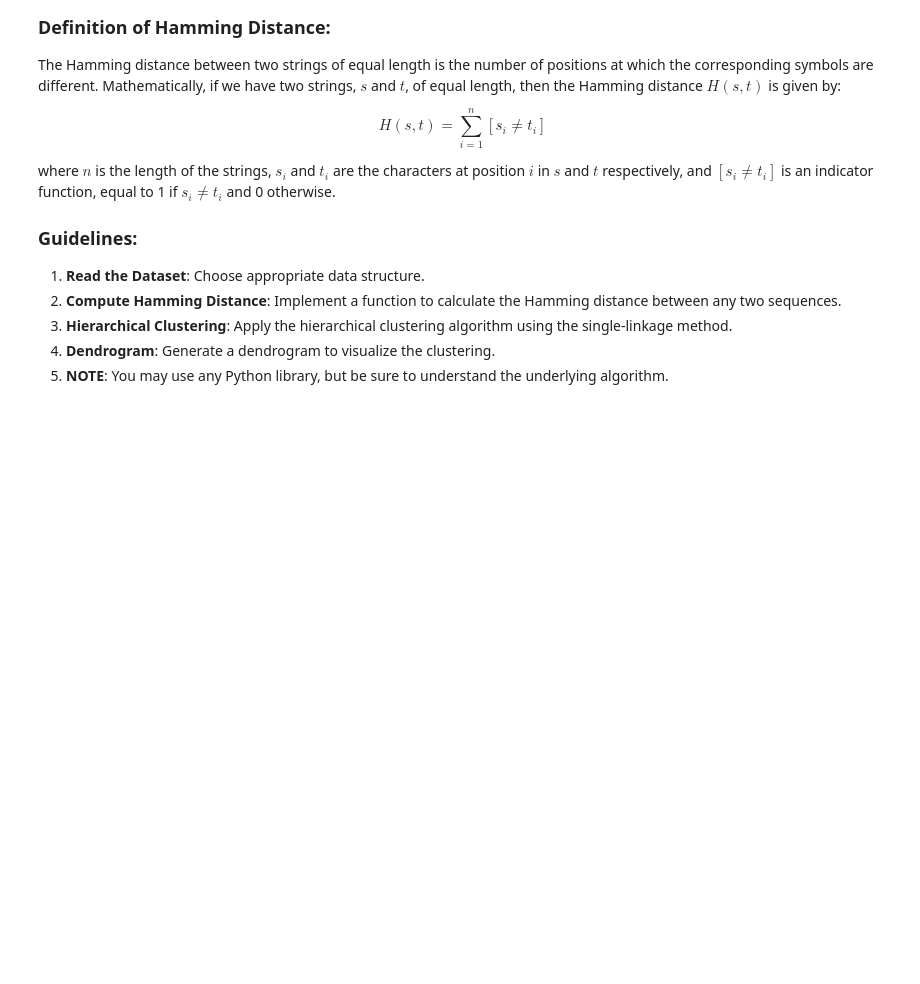
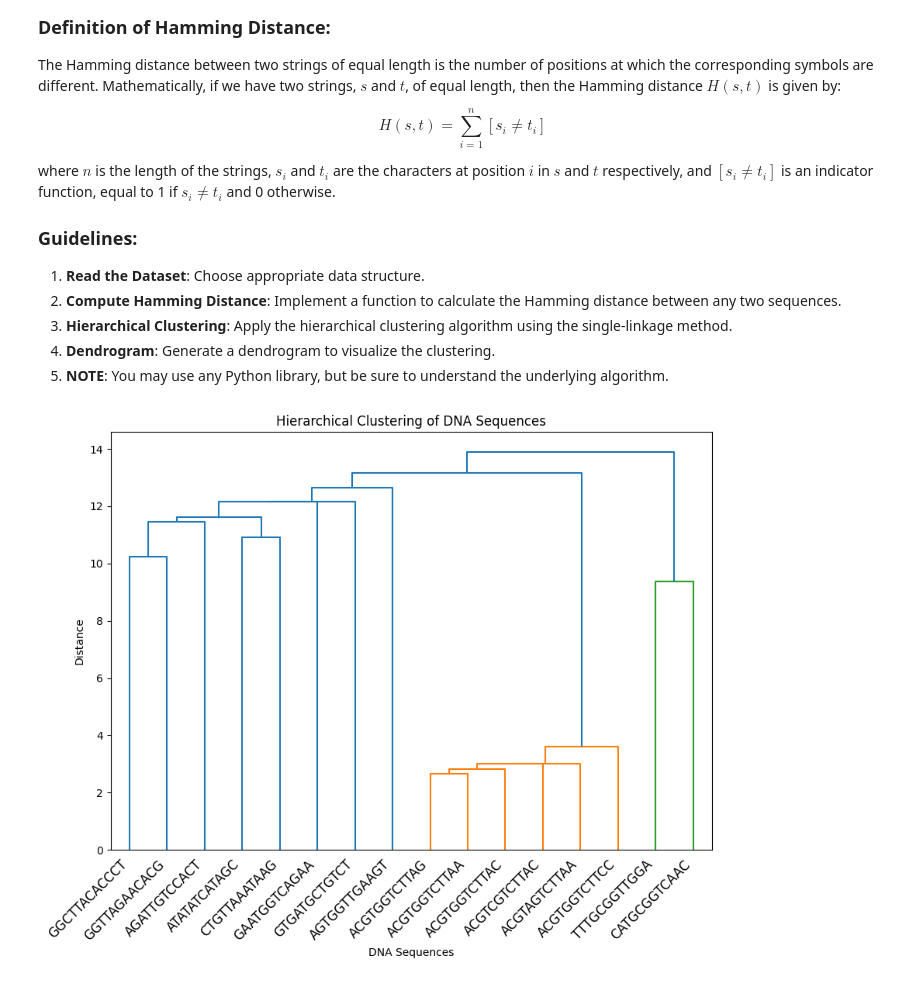
Before and after one commit to markyx316/Data-Science-Fundamentals, a Jupyter notebook: lecture_06/worksheet_06.ipynb, the cells around one changed output. Cells and saved outputs as stored; diff of their text form; code cells hidden in the pictures; blank space fills up the shorter version.

```diff
--- a/lecture_06/worksheet_06.ipynb
+++ b/lecture_06/worksheet_06.ipynb
@@ -189,3 +189,36 @@ sequences = [
  'TTTGCGGTTGGA',
  'GAATGGTCAGAA',
  'GTGATGCTGTCT']
+# %%
+import numpy as np
+from scipy.cluster.hierarchy import linkage, dendrogram
+import matplotlib.pyplot as plt
+
+def hamming_distance(s, t):
+    assert len(s) == len(t), "Sequences must be of equal length."
+    return sum(1 for x, y in zip(s, t) if x != y)
+
+def hierarchical_clustering(sequences):
+    n = len(sequences)
+    distance_matrix = np.zeros((n, n))
+
+    for i in range(n):
+        for j in range(i+1, n):
+            distance = hamming_distance(sequences[i], sequences[j])
+            distance_matrix[i, j] = distance_matrix[j, i] = distance
+
+    linkage_matrix = linkage(distance_matrix, method='single')
+    plot_dendrogram(linkage_matrix, sequences)
+
+def plot_dendrogram(linkage_matrix, labels):
+    plt.figure(figsize=(10, 7))
+    dendrogram(linkage_matrix, orientation='top', labels=labels, distance_sort='descending', show_leaf_counts=True)
+    plt.title('Hierarchical Clustering of DNA Sequences')
+    plt.xlabel('DNA Sequences')
+    plt.ylabel('Distance')
+    plt.xticks(rotation=45, ha='right')
+    plt.show()
+
+hierarchical_clustering(sequences)
+# %% [output]
+[figure, added]
```
